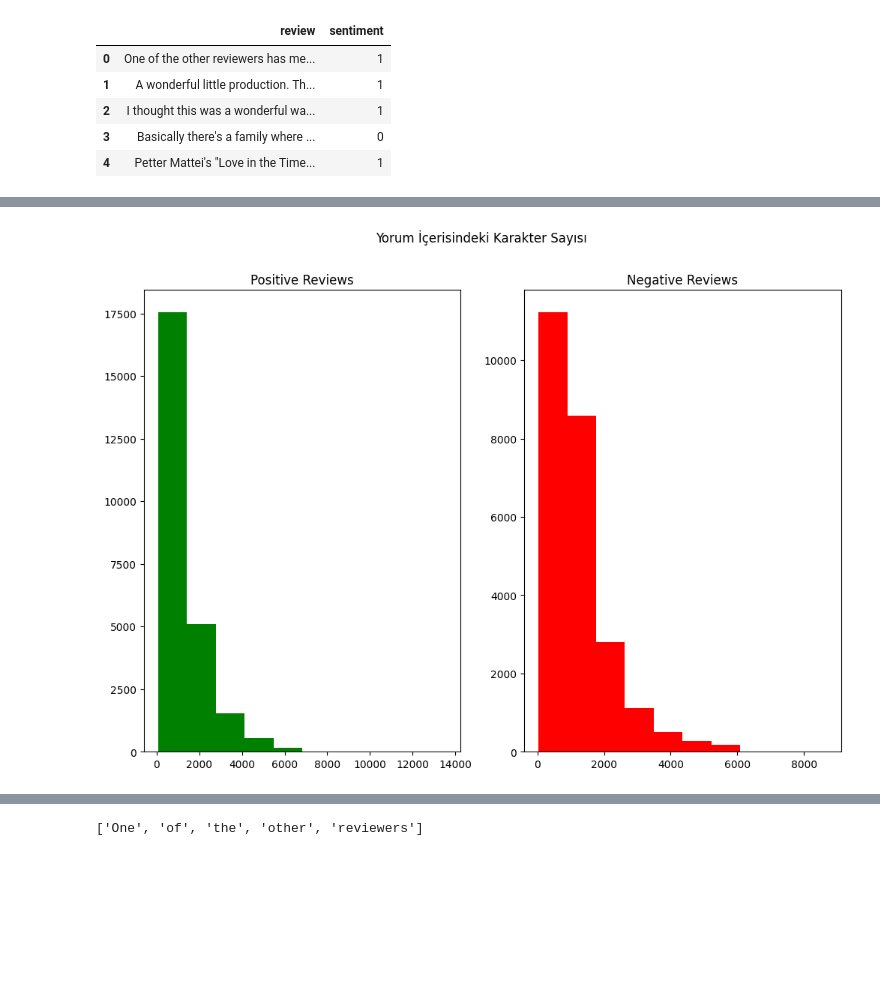
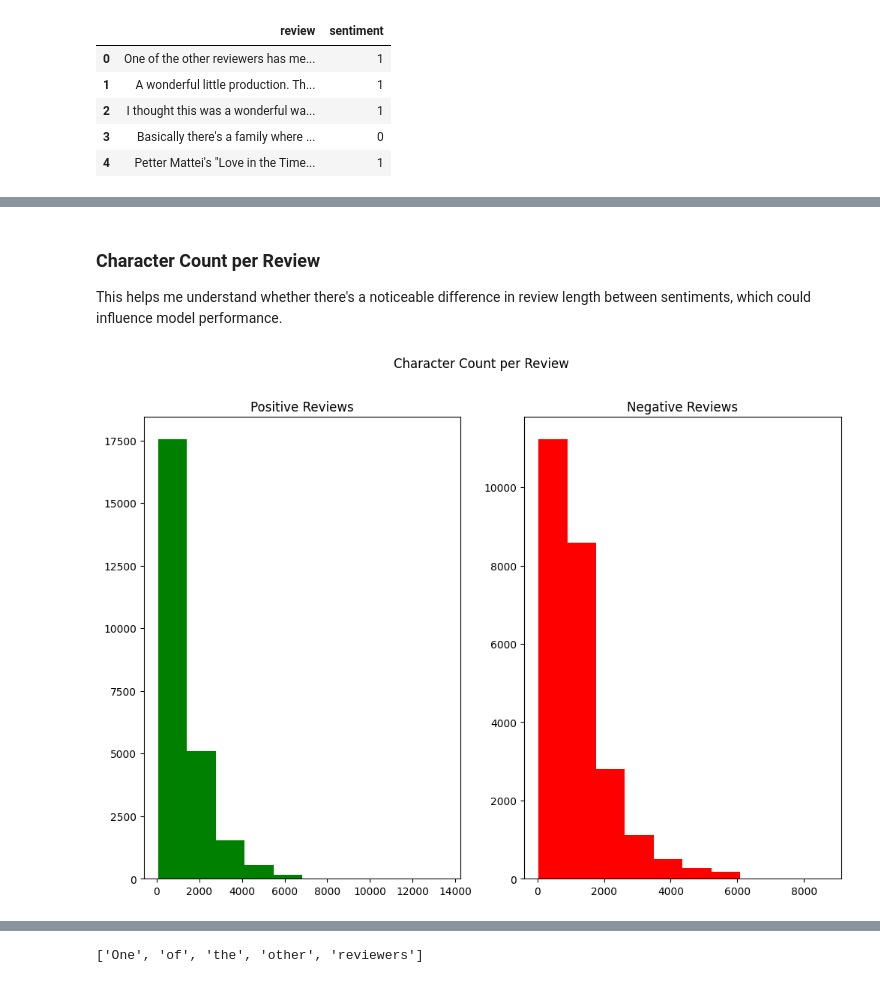
Before and after one commit to axilion19/RoBERTa-sentiment-analysis, a Jupyter notebook: notebooks/Data_Preparation.ipynb, the cells around one changed output, grey strips where cells are left out. Cells and saved outputs as stored; diff of their text form; code cells hidden in the pictures; blank space fills up the shorter version.

```diff
--- a/notebooks/Data_Preparation.ipynb
+++ b/notebooks/Data_Preparation.ipynb
@@ -131,12 +171,16 @@ show_wordCloud(0)
+# %% [markdown]
+### Character Count per Review
+
+This helps me understand whether there's a noticeable difference in review length between sentiments, which could influence model performance.
 # %%
 fig,(ax1,ax2) = plt.subplots(1,2,figsize=(12,8))
 text_len = data[data['sentiment'] == 1]['review'].str.len()
 ax1.hist(text_len,color='green')
 ax1.set_title('Positive Reviews')
 text_len = data[data['sentiment'] == 0]['review'].str.len()
 ax2.hist(text_len,color='red')
 ax2.set_title('Negative Reviews')
-fig.suptitle('Yorum İçerisindeki Karakter Sayısı')
+fig.suptitle('Character Count per Review')
 plt.show()
 # %% [output]
-[figure, old version]
+[figure, new version]
```
Also changed, not shown: parts of 22 cells of this notebook, 1 other file.
